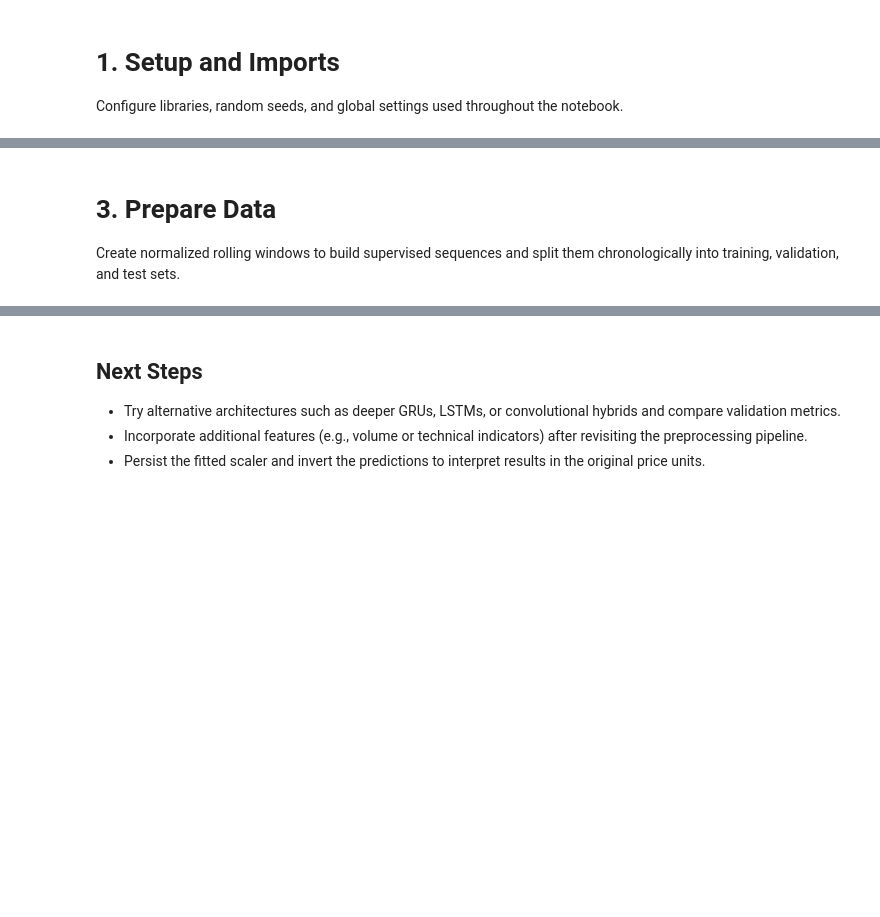
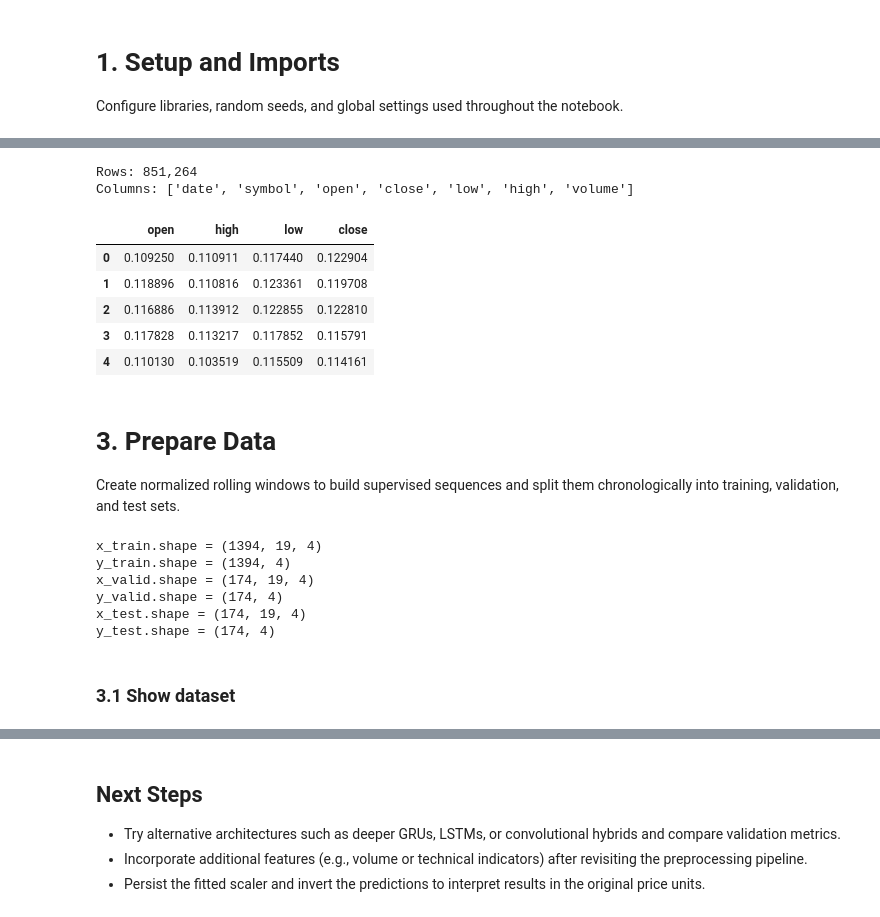
Before and after one commit to FM11pp3/RNN_Practicise_exercises-solution, a Jupyter notebook: RNN_Predictions.ipynb, the cells around one changed output, grey strips where cells are left out. Drawn from its saved outputs; the diff is of its cells as text; code cells hidden in the pictures; blank space fills up the shorter version.

```diff
--- a/RNN_Predictions.ipynb
+++ b/RNN_Predictions.ipynb
@@ -78,3 +61,51 @@ stock_scaled.head()
+# %%
+# Load the dataset
+
+DATA_PATH = "prices-split-adjusted.csv"  # Path to your dataset file (CSV with stock data)
+df = pd.read_csv(DATA_PATH)               # Read the CSV file into a pandas DataFrame
+
+# Print basic dataset information
+print(f"Rows: {len(df):,}")               # Show total number of rows (records)
+print(f"Columns: {df.columns.tolist()}")  # Show list of column names
+
+# ===============================================================
+# Select one stock (EQUIX)
+
+## Filter the DataFrame to keep only rows for the selected ticker,
+## select only the desired features, sort by index (date order),
+## and reset the index to start from 0.
+stock = (
+    df.loc[df.symbol == "EQIX", FEATURES]
+      .sort_index()
+      .reset_index(drop=True)
+)
+
+# ===============================================================
+# Normalize the features
+
+scaler = MinMaxScaler()  # Initialize a Min-Max Scaler (scales values to range [0, 1])
+
+# Fit the scaler on the stock data and transform it to normalized values.
+# Then, rebuild it into a pandas DataFrame with the same column names.
+stock_scaled = pd.DataFrame(
+    scaler.fit_transform(stock),
+    columns=FEATURES
+)
+
+
+# ===============================================================
+# Preview the result
+
+stock_scaled.head()  # Display the first 5 rows of the normalized dataset
+# %% [output]
+Rows: 851,264
+Columns: ['date', 'symbol', 'open', 'close', 'low', 'high', 'volume']
+|  | open | high | low | close |
+| 0 | 0.109250 | 0.110911 | 0.117440 | 0.122904 |
+| 1 | 0.118896 | 0.110816 | 0.123361 | 0.119708 |
+| 2 | 0.116886 | 0.113912 | 0.122855 | 0.122810 |
+| 3 | 0.117828 | 0.113217 | 0.117852 | 0.115791 |
+| 4 | 0.110130 | 0.103519 | 0.115509 | 0.114161 |
 # %% [markdown]
 # 3. Prepare Data
 
@@ -82,8 +113,6 @@ Create normalized rolling windows to build supervised sequences and split them c
 # %%
 def build_windows(values: np.ndarray, seq_len: int):
     """Create rolling windows of length `seq_len` from a [time, features] array."""
-    if len(values) <= seq_len:
-        raise ValueError("Not enough observations to build training windows.")
     windows = np.array([values[i:i + seq_len] for i in range(len(values) - seq_len)], dtype=np.float32)
     x = windows[:, :-1, :]
     y = windows[:, -1, :]
@@ -121,6 +150,15 @@ for name, array in {
     "y_test": y_test,
 }.items():
     print(f"{name}.shape = {array.shape}")
+# %% [output]
+x_train.shape = (1394, 19, 4)
+y_train.shape = (1394, 4)
+x_valid.shape = (174, 19, 4)
+y_valid.shape = (174, 4)
+x_test.shape = (174, 19, 4)
+y_test.shape = (174, 4)
+# %% [markdown]
+### 3.1 Show dataset
 # %%
 plt.figure(figsize=(15, 5))
 for feature, color in zip(FEATURES, ["red", "green", "blue", "black"]):
```
Also changed, not shown: parts of 17 cells of this notebook, 1 other file.
